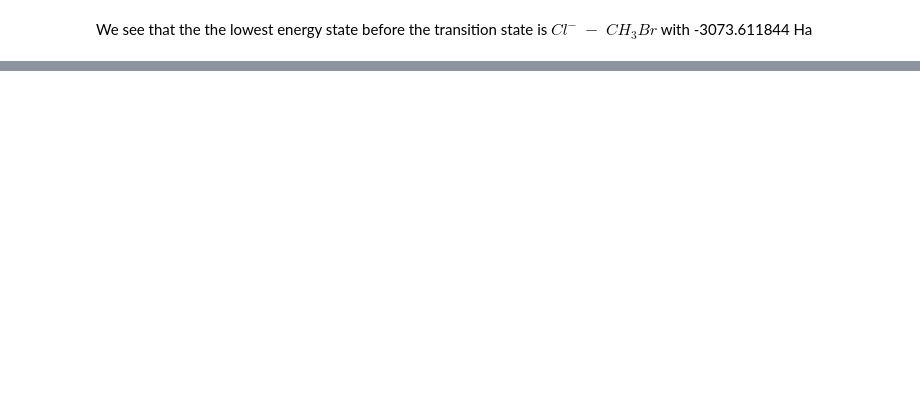
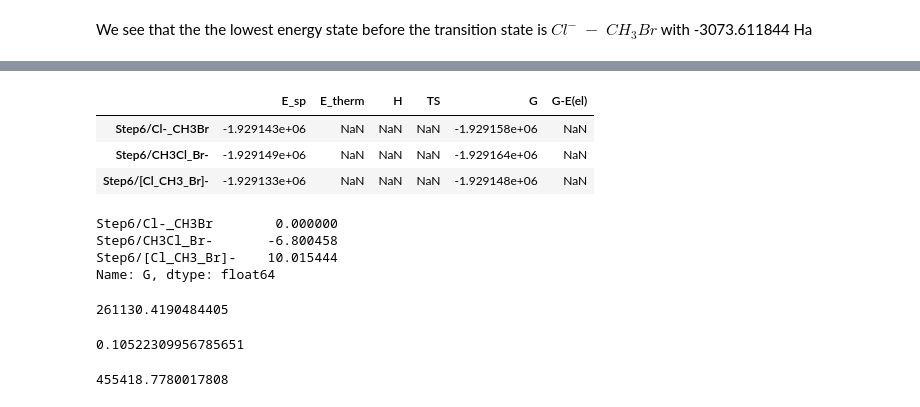
Before and after one commit to MartenSkogh/KBT063, a Jupyter notebook: Orca/Lab 3/Lab3.ipynb, the cells around one changed output, grey strips where cells are left out. Cells and saved outputs as stored; diff of their text form; code cells hidden in the pictures; blank space fills up the shorter version.

```diff
--- a/Orca/Lab 3/Lab3.ipynb
+++ b/Orca/Lab 3/Lab3.ipynb
@@ -408,0 +504,37 @@ Name: G, dtype: float64
+# %%
+res_df.filter(regex='Step6').T
+# %% [output]
+|  | E_sp | E_therm | H | TS | G | G-E(el) |
+| Step6/Cl-_CH3Br | -1.929143e+06 | NaN | NaN | NaN | -1.929158e+06 | NaN |
+| Step6/CH3Cl_Br- | -1.929149e+06 | NaN | NaN | NaN | -1.929164e+06 | NaN |
+| Step6/[Cl_CH3_Br]- | -1.929133e+06 | NaN | NaN | NaN | -1.929148e+06 | NaN |
+# %%
+dmf_ref = res_df['Step6/Cl-_CH3Br']
+dmf_ref
+(res_df.T - dmf_ref)['G'].filter(regex='Step[6]')
+# %% [output]
+Step6/Cl-_CH3Br        0.000000
+Step6/CH3Cl_Br-       -6.800458
+Step6/[Cl_CH3_Br]-    10.015444
+Name: G, dtype: float64
+# %%
+# Eyring equation
+def eyring(dG, T=297):
+    kB = 1.380649e-23
+    h = 6.626068e-34
+    kappa = 1
+    R = 8.31446261815324
+
+    return kappa * (kB * T / h) * np.exp(-dG/(R*T))
+
+eyring(10.015444 *  4186.798188)
+# %% [output]
+261130.4190484405
+# %%
+eyring(17.7 * 4186.798188)
+# %% [output]
+0.10522309956785651
+# %%
+eyring(10.015444 * 4186.798188)/eyring(17.7 * 4186.798188)
+# %% [output]
+455418.7780017808
```
Also changed, not shown: parts of 27 cells of this notebook, 17 other files.
